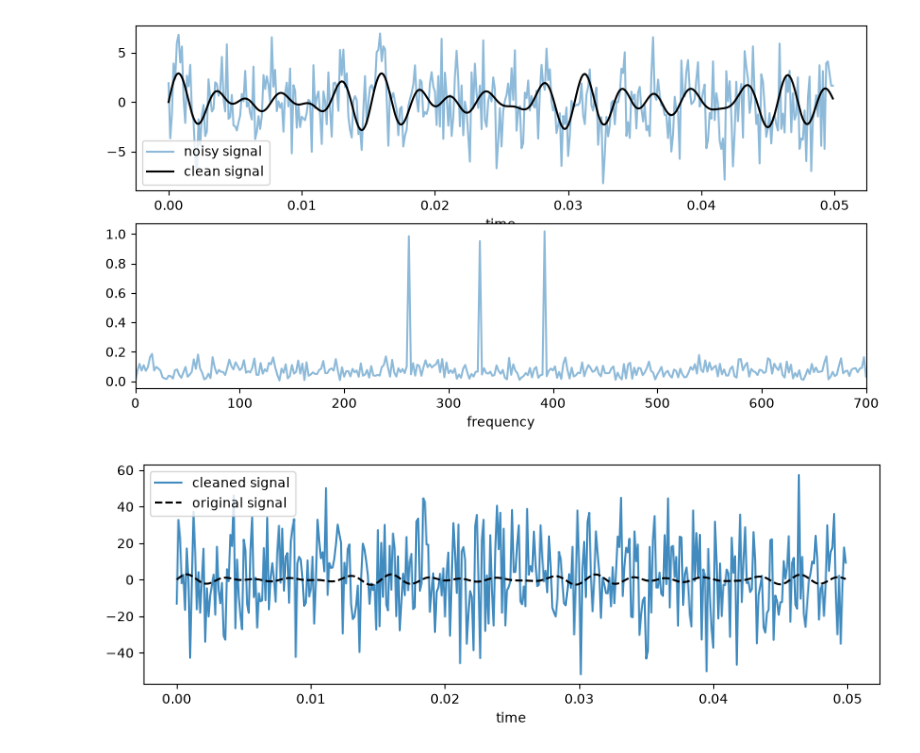
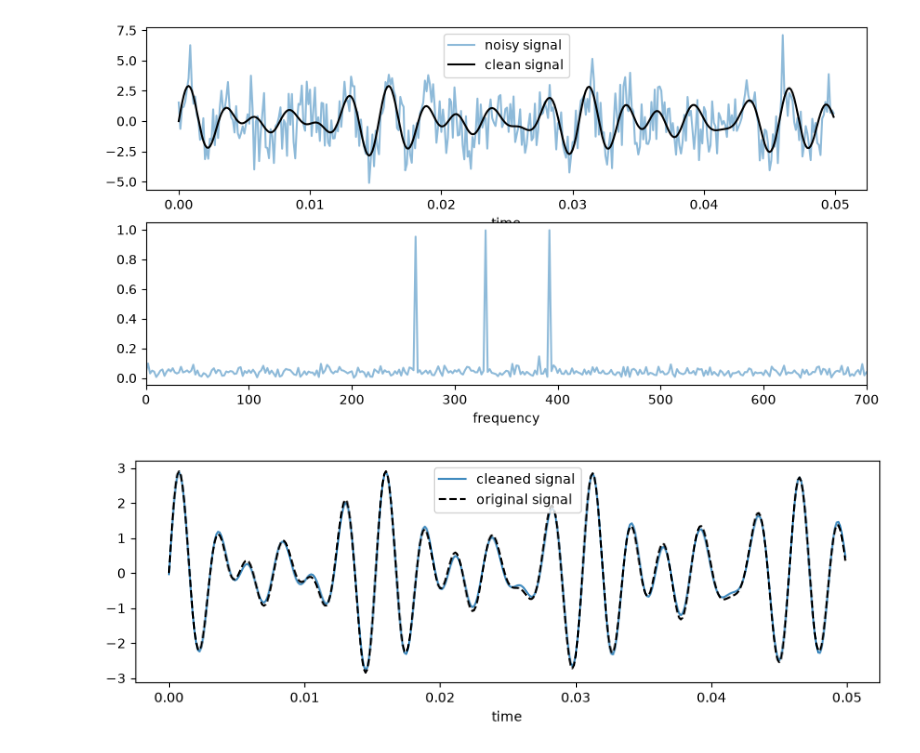
Before and after one commit to say-yas/wsu_math300, a Jupyter notebook: Nov20_Fourier_transform/class_notebook_Nov20_FFT.ipynb, the cells around one changed output. Drawn from its saved outputs; the diff is of its cells as text; code cells hidden in the pictures.

```diff
--- a/Nov20_Fourier_transform/class_notebook_Nov20_FFT.ipynb
+++ b/Nov20_Fourier_transform/class_notebook_Nov20_FFT.ipynb
@@ -8,7 +8,7 @@ fs = 8000
 t = np.arange(0, 0.5, 1/fs)
 notes=[ 262, 330, 392]
 signal = sum(np.sin(2*np.pi*t*f) for f in notes)
-amp_noise = 2.5
+amp_noise = 1.5
 noisy = signal + amp_noise * np.random.randn(len(t)) # np.random.normal(size=len(t))
 
 fig, axs = plt.subplots(2,1, figsize=(10,5))
@@ -30,17 +30,17 @@ axs[1].set_xlim(0, 700)
 
 plt.show()
 # %% [output]
-[figure, old version]
+[figure, new version]
 # %%
-cutoff = np.where(np.abs(ampnoisy)> 0.2, Xnoisy, 0)
+cutoff = np.where(np.abs(ampnoisy)> 0.25, Xnoisy, 0)
 cleaned_signal = irfft(cutoff, len(t))
 
 fig, ax = plt.subplots(figsize=(10,3))
 ax.plot(t[:400], cleaned_signal[:400], label="cleaned signal", alpha=0.85)
 ax.plot(t[:400], signal[:400], "k--", label="original signal")
 ax.set_xlabel("time")
 ax.legend()
 
 plt.show()
 # %% [output]
-[figure, old version]
+[figure, new version]
```
